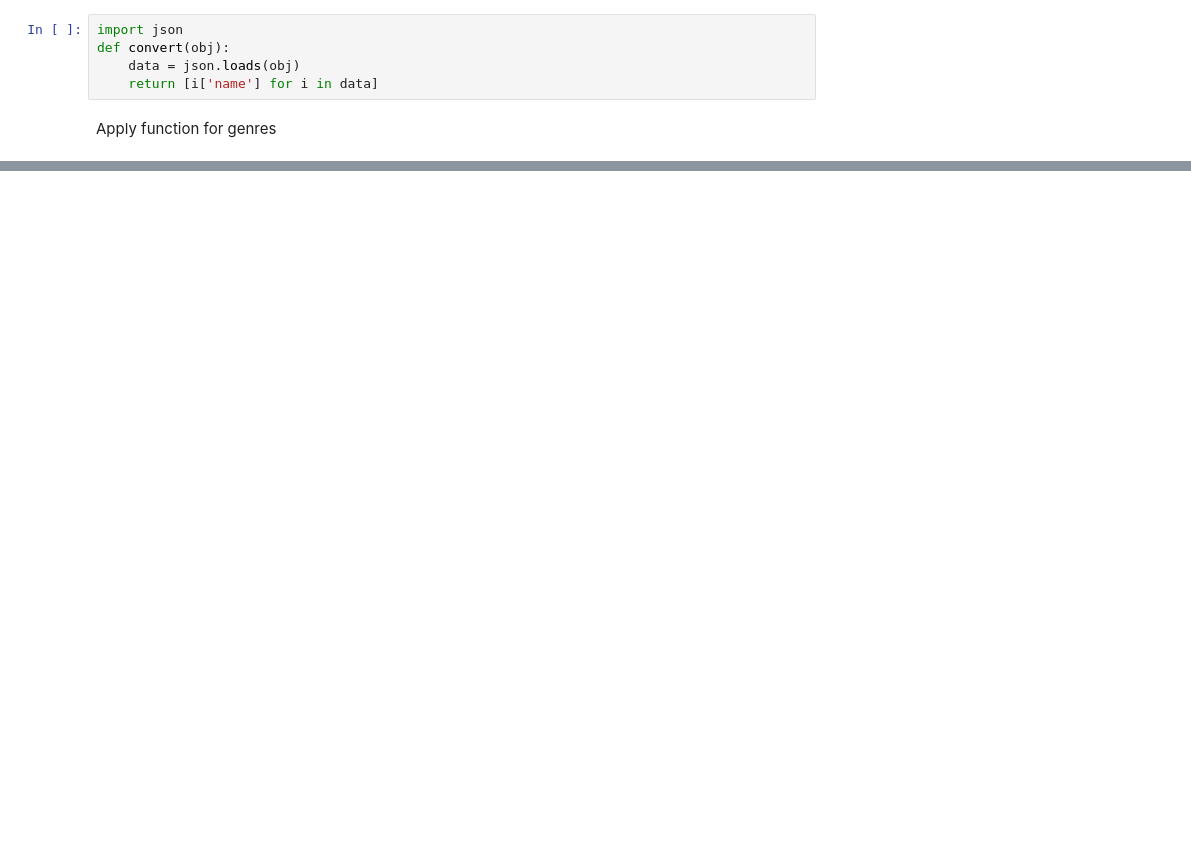
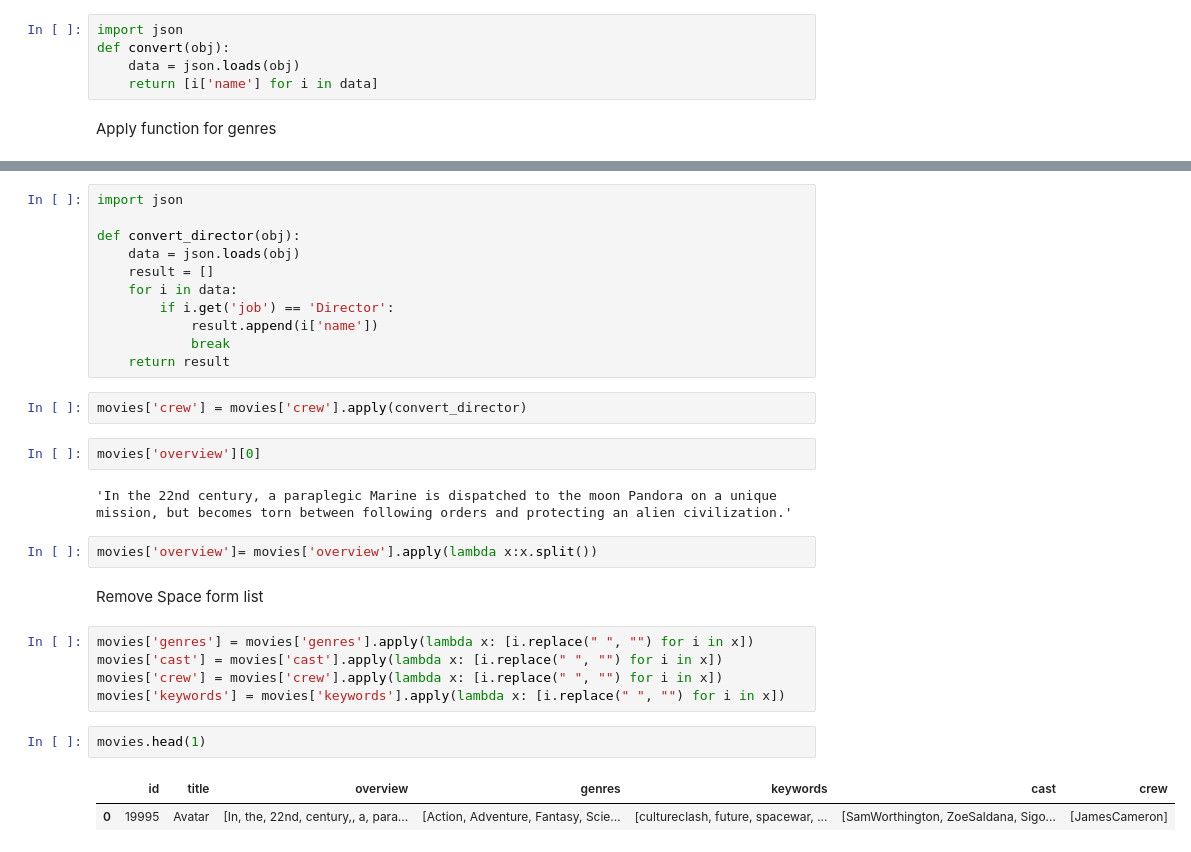
Before and after one commit to mhraju69/Movie-Recomandation-System.Ai, a Jupyter notebook: MovieRecomandationSystem.ipynb, the cells around one changed output, grey strips where cells are left out. Cells and saved outputs as stored; diff of their text form; blank space fills up the shorter version.

```diff
--- a/MovieRecomandationSystem.ipynb
+++ b/MovieRecomandationSystem.ipynb
@@ -80,0 +107,31 @@ movies.head(5)
+# %%
+import json
+
+def convert_director(obj):
+    data = json.loads(obj)
+    result = []
+    for i in data:
+        if i.get('job') == 'Director':
+            result.append(i['name'])
+            break
+    return result
+# %%
+movies['crew'] = movies['crew'].apply(convert_director)
+# %%
+movies['overview'][0]
+# %% [output]
+'In the 22nd century, a paraplegic Marine is dispatched to the moon Pandora on a unique mission, but becomes torn between following orders and protecting an alien civilization.'
+# %%
+movies['overview']= movies['overview'].apply(lambda x:x.split())
+# %% [markdown]
+Remove Space form list
+# %%
+movies['genres'] = movies['genres'].apply(lambda x: [i.replace(" ", "") for i in x])
+movies['cast'] = movies['cast'].apply(lambda x: [i.replace(" ", "") for i in x])
+movies['crew'] = movies['crew'].apply(lambda x: [i.replace(" ", "") for i in x])
+movies['keywords'] = movies['keywords'].apply(lambda x: [i.replace(" ", "") for i in x])
+# %%
+movies.head(1)
+# %% [output]
+|  | id | title | overview | genres | keywords | cast | crew |
+| 0 | 19995 | Avatar | [In, the, 22nd, century,, a, para... | [Action, Adventure, Fantasy, Scie... | [cultureclash, future, spacewar, ... | [SamWorthington, ZoeSaldana, Sigo... | [JamesCameron] |
```
Also changed, not shown: parts of 22 cells of this notebook.
